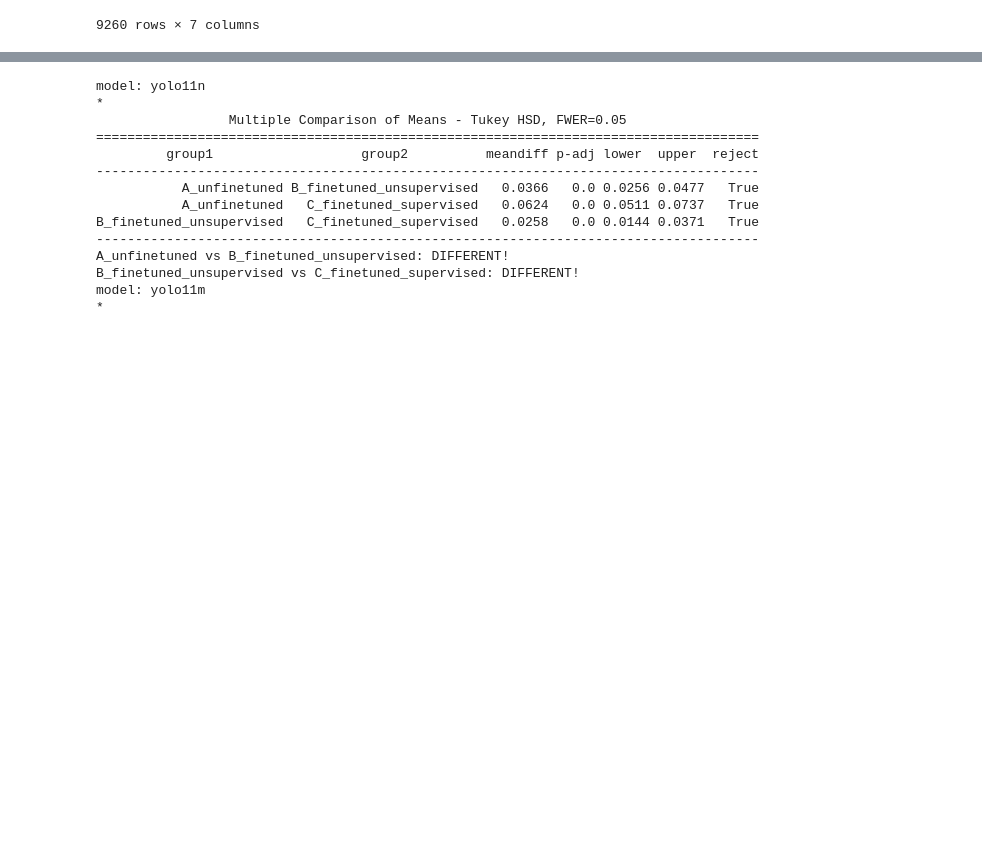
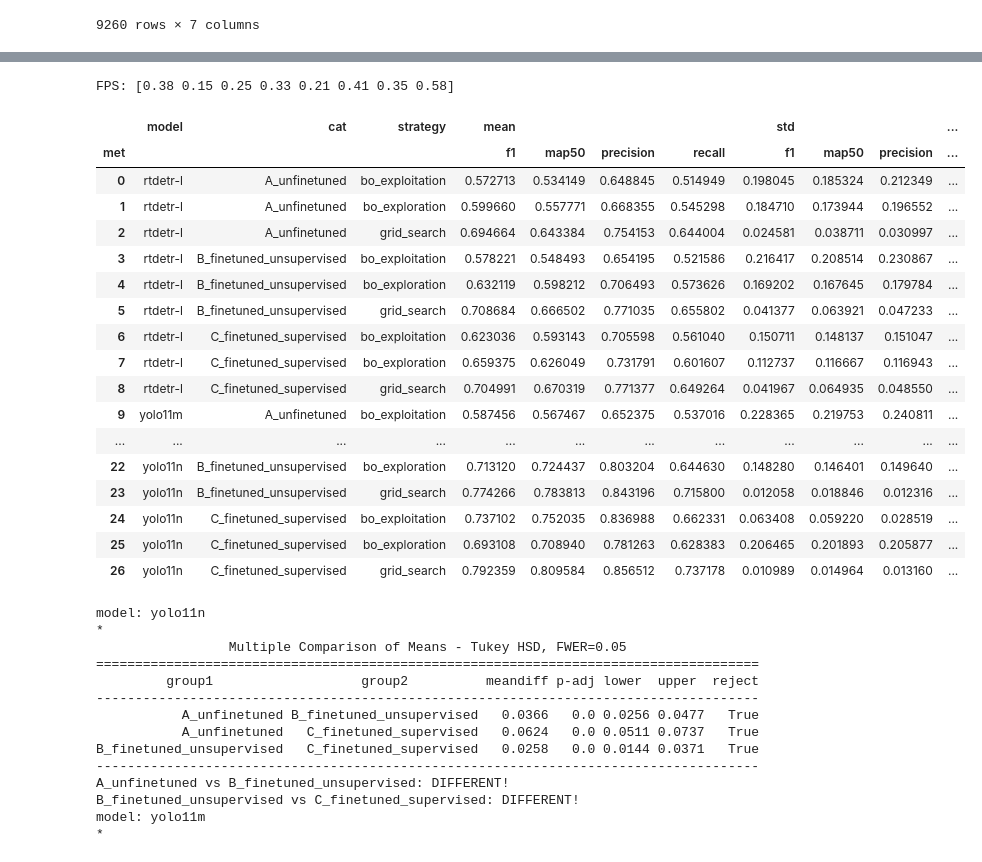
Before and after one commit to Niche-Lab/ant-detective, a Jupyter notebook: _5_eval-study2.ipynb, the cells around one changed output, grey strips where cells are left out. Cells and saved outputs as stored; diff of their text form; code cells hidden in the pictures; blank space fills up the shorter version.

```diff
--- a/_5_eval-study2.ipynb
+++ b/_5_eval-study2.ipynb
@@ -256,3 +287,41 @@ data_fig.to_csv(Path("out") / "s2_results.csv", index=False)
+# %%
+import numpy as np
+x = np.array([26.6, 66.3, 40.0, 30.2, 47.6, 24.5, 28.4, 17.3])
+x /= 60
+fps = 1 / x
+print("FPS:", fps.round(2))
+# %% [output]
+FPS: [0.38 0.15 0.25 0.33 0.21 0.41 0.35 0.58]
+# %%
+import pandas as pd
+import os
+os.getcwd()
+data_fig = pd.read_csv("out/s2_results.csv").query("strategy != 'baseline' and met in ['map50', 'f1', 'precision', 'recall']")
+data_fig.pivot_table(
+    index=["model", "cat", "strategy"],
+    columns="met",
+    values="score",
+    aggfunc=['mean', 'std', 'count']
+).reset_index()
+# %% [output]
+|  | model | cat | strategy | mean |  |  |  | std |  |  | ... |
+| met |  |  |  | f1 | map50 | precision | recall | f1 | map50 | precision | ... |
+| 0 | rtdetr-l | A_unfinetuned | bo_exploitation | 0.572713 | 0.534149 | 0.648845 | 0.514949 | 0.198045 | 0.185324 | 0.212349 | ... |
+| 1 | rtdetr-l | A_unfinetuned | bo_exploration | 0.599660 | 0.557771 | 0.668355 | 0.545298 | 0.184710 | 0.173944 | 0.196552 | ... |
+| 2 | rtdetr-l | A_unfinetuned | grid_search | 0.694664 | 0.643384 | 0.754153 | 0.644004 | 0.024581 | 0.038711 | 0.030997 | ... |
+| 3 | rtdetr-l | B_finetuned_unsupervised | bo_exploitation | 0.578221 | 0.548493 | 0.654195 | 0.521586 | 0.216417 | 0.208514 | 0.230867 | ... |
+| 4 | rtdetr-l | B_finetuned_unsupervised | bo_exploration | 0.632119 | 0.598212 | 0.706493 | 0.573626 | 0.169202 | 0.167645 | 0.179784 | ... |
+| 5 | rtdetr-l | B_finetuned_unsupervised | grid_search | 0.708684 | 0.666502 | 0.771035 | 0.655802 | 0.041377 | 0.063921 | 0.047233 | ... |
+| 6 | rtdetr-l | C_finetuned_supervised | bo_exploitation | 0.623036 | 0.593143 | 0.705598 | 0.561040 | 0.150711 | 0.148137 | 0.151047 | ... |
+| 7 | rtdetr-l | C_finetuned_supervised | bo_exploration | 0.659375 | 0.626049 | 0.731791 | 0.601607 | 0.112737 | 0.116667 | 0.116943 | ... |
+| 8 | rtdetr-l | C_finetuned_supervised | grid_search | 0.704991 | 0.670319 | 0.771377 | 0.649264 | 0.041967 | 0.064935 | 0.048550 | ... |
+| 9 | yolo11m | A_unfinetuned | bo_exploitation | 0.587456 | 0.567467 | 0.652375 | 0.537016 | 0.228365 | 0.219753 | 0.240811 | ... |
+| ... | ... | ... | ... | ... | ... | ... | ... | ... | ... | ... | ... |
+| 22 | yolo11n | B_finetuned_unsupervised | bo_exploration | 0.713120 | 0.724437 | 0.803204 | 0.644630 | 0.148280 | 0.146401 | 0.149640 | ... |
+| 23 | yolo11n | B_finetuned_unsupervised | grid_search | 0.774266 | 0.783813 | 0.843196 | 0.715800 | 0.012058 | 0.018846 | 0.012316 | ... |
+| 24 | yolo11n | C_finetuned_supervised | bo_exploitation | 0.737102 | 0.752035 | 0.836988 | 0.662331 | 0.063408 | 0.059220 | 0.028519 | ... |
+| 25 | yolo11n | C_finetuned_supervised | bo_exploration | 0.693108 | 0.708940 | 0.781263 | 0.628383 | 0.206465 | 0.201893 | 0.205877 | ... |
+| 26 | yolo11n | C_finetuned_supervised | grid_search | 0.792359 | 0.809584 | 0.856512 | 0.737178 | 0.010989 | 0.014964 | 0.013160 | ... |
 # %%
 for m in model_order:
     print("model:", m)
```
Also changed, not shown: parts of 5 cells of this notebook, 34 other files.
